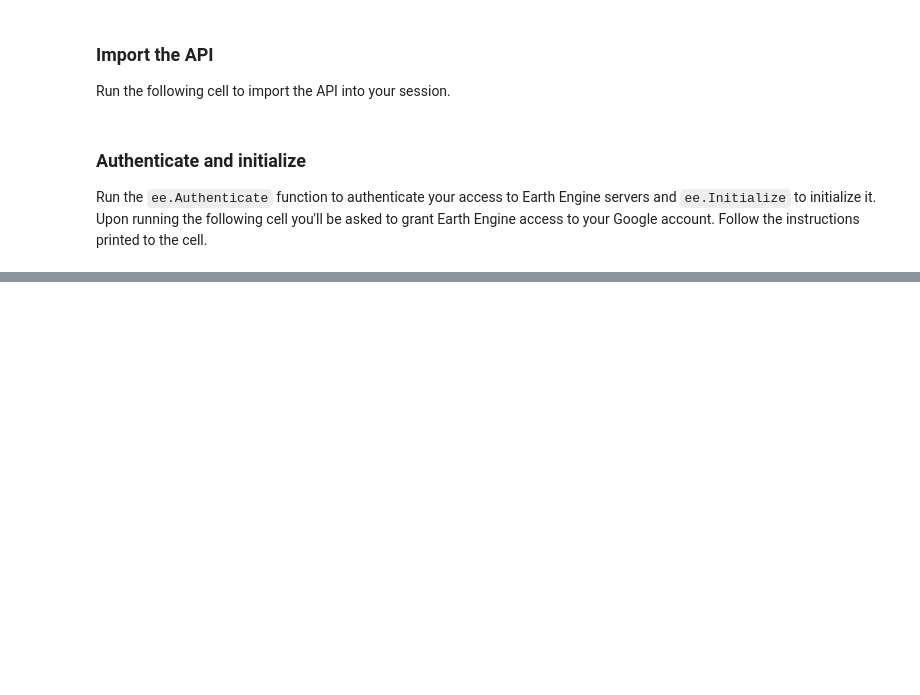
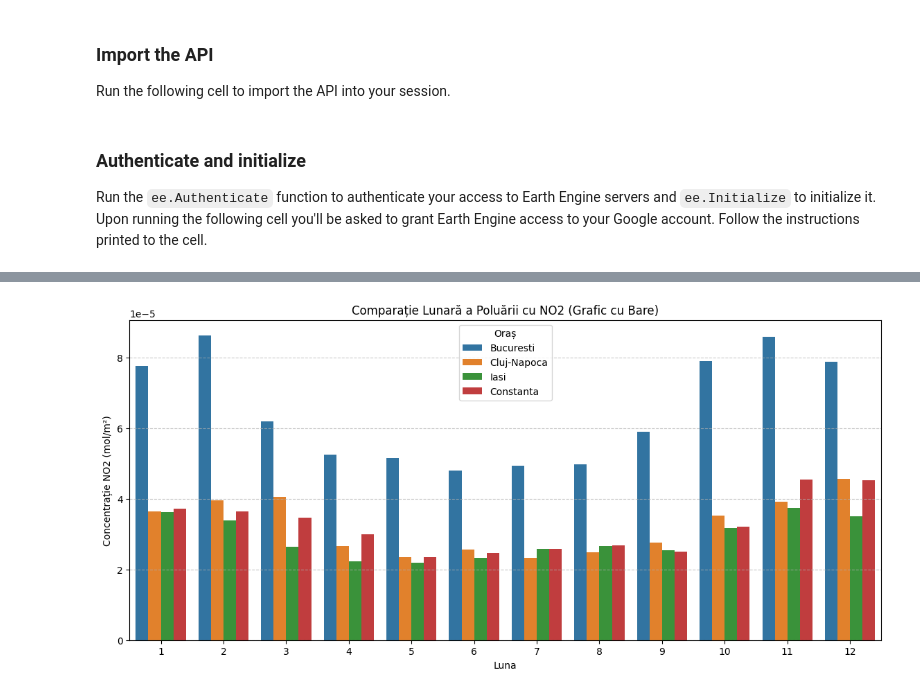
Before and after one commit to alexgoga213/ROSPIN-Summer-School, a Jupyter notebook: guides/linked/ee-api-colab-setup.ipynb, the cells around one changed output, grey strips where cells are left out. Cells and saved outputs as stored; diff of their text form; code cells hidden in the pictures; blank space fills up the shorter version.

```diff
--- a/guides/linked/ee-api-colab-setup.ipynb
+++ b/guides/linked/ee-api-colab-setup.ipynb
@@ -138,0 +73,33 @@ plt.show()
+# %%
+# 1. Definim granițele României
+romania = ee.FeatureCollection('FAO/GAUL/2015/level0').filter(ee.Filter.eq('ADM0_NAME', 'Romania'))
+
+# 2. Definim NOUA funcție care elimină norii
+def elimina_norii(imagine):
+    # Folosim banda 'cloud_fraction' din lista returnată de eroare
+    fractie_nori = imagine.select('cloud_fraction')
+    # Păstrăm doar pixelii unde acoperirea de nori este mai mică de 30% (< 0.3)
+    masca = fractie_nori.lt(0.3)
+    return imagine.updateMask(masca)
+
+# 3. Apelăm dataset-ul, aplicăm filtrul și decupăm pe România
+dataset_filtrat = ee.ImageCollection('COPERNICUS/S5P/NRTI/L3_NO2') \
+                    .filterBounds(romania) \
+                    .filterDate('2023-01-01', '2023-01-31') \
+                    .map(elimina_norii) \
+                    .select('tropospheric_NO2_column_number_density')
+
+# 4. Calculăm media lunară curată
+media_lunara_ro = dataset_filtrat.mean().clip(romania)
+
+# 5. Generăm noua hartă la nivel național
+parametri_vizualizare = {
+  'min': 0,
+  'max': 0.0002,
+  'palette': ['black', 'blue', 'purple', 'cyan', 'green', 'yellow', 'red']
+}
+
+harta_ro = geemap.Map(center=[45.9, 25.0], zoom=6)
+harta_ro.addLayer(media_lunara_ro, parametri_vizualizare, 'NO2 Romania (Ian 2023 - Fara Nori)')
+harta_ro.addLayer(ee.Image().paint(romania, 0, 2), {'palette': 'black'}, 'Granite Romania')
+harta_ro
@@ -138,0 +272,14 @@ plt.show()
+# %%
+plt.figure(figsize=(14, 6))
+
+# Generăm graficul cu bare folosind Seaborn
+sns.barplot(data=df, x='Luna', y='NO2', hue='Oras', palette='tab10')
+
+plt.title('Comparație Lunară a Poluării cu NO2 (Grafic cu Bare)')
+plt.xlabel('Luna')
+plt.ylabel('Concentrație NO2 (mol/m²)')
+plt.legend(title='Oraș')
+plt.grid(axis='y', linestyle='--', alpha=0.7)
+plt.show()
+# %% [output]
+[figure, added]
```
Also changed, not shown: parts of 18 cells of this notebook.
